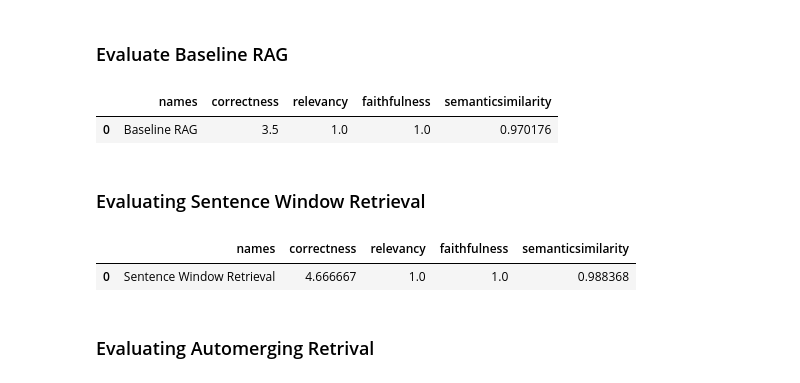
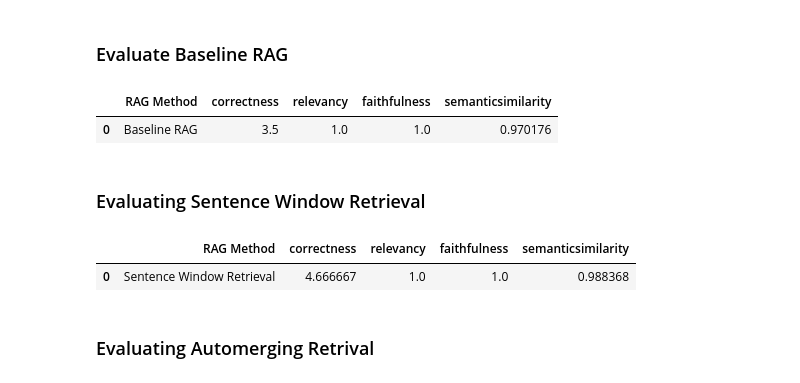
Before and after one commit to aishwaryaprabhat/Advanced-RAG, a Jupyter notebook: Advanced_RAG.ipynb, the cells around one changed output. Cells and saved outputs as stored; diff of their text form; code cells hidden in the pictures.

```diff
--- a/Advanced_RAG.ipynb
+++ b/Advanced_RAG.ipynb
@@ -250,13 +250,17 @@ baseline_evaluation_results = await batch_eval_runner.aevaluate_responses(
     reference=expected_responses[:max_samples],
 )
 # %%
-get_results_df(
+results_df = get_results_df(
     [baseline_evaluation_results],
     ['Baseline RAG'],
     ["correctness", "relevancy", "faithfulness", "semanticsimilarity"],
 )
+
+results_df.rename(columns={'names': 'RAG Method'}, inplace=True)
+
+results_df
 # %% [output]
-|  | names | correctness | relevancy | faithfulness | semanticsimilarity |
+|  | RAG Method | correctness | relevancy | faithfulness | semanticsimilarity |
 | 0 | Baseline RAG | 3.5 | 1.0 | 1.0 | 0.970176 |
 # %% [markdown]
 ### Evaluating Sentence Window Retrieval
@@ -275,13 +279,17 @@ sentence_evaluation_results = await batch_eval_runner.aevaluate_responses(
     reference=expected_responses[:max_samples],
 )
 # %%
-get_results_df(
+results_df = get_results_df(
     [sentence_evaluation_results],
     ['Sentence Window Retrieval'],
     ["correctness", "relevancy", "faithfulness", "semanticsimilarity"],
 )
+
+results_df.rename(columns={'names': 'RAG Method'}, inplace=True)
+
+results_df
 # %% [output]
-|  | names | correctness | relevancy | faithfulness | semanticsimilarity |
+|  | RAG Method | correctness | relevancy | faithfulness | semanticsimilarity |
 | 0 | Sentence Window Retrieval | 4.666667 | 1.0 | 1.0 | 0.988368 |
 # %% [markdown]
 ### Evaluating Automerging Retrival
```
Also changed, not shown: parts of 2 cells of this notebook.
